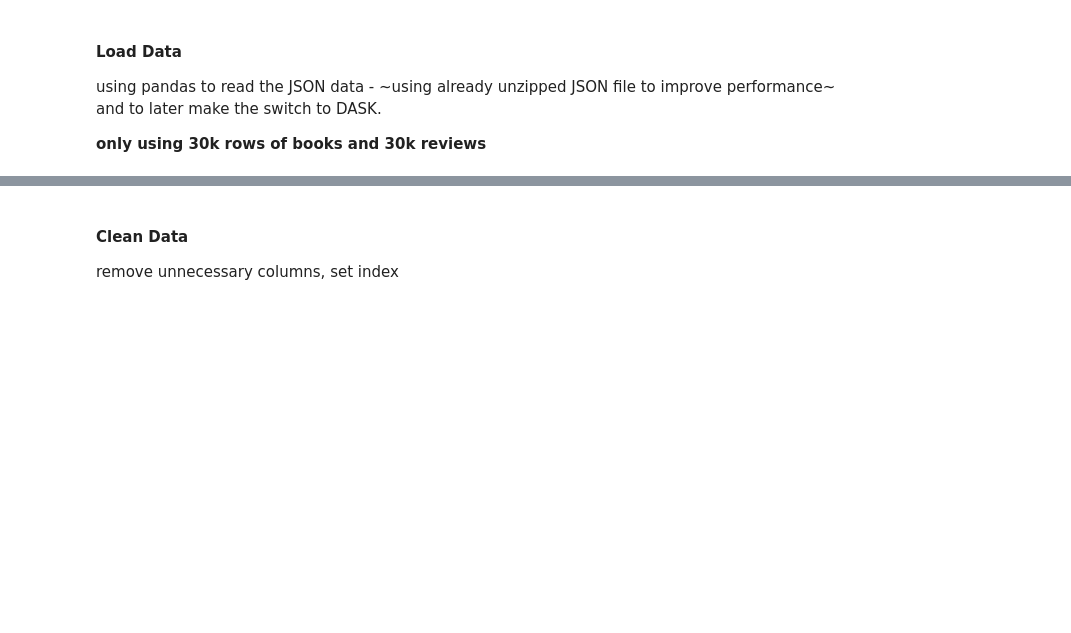
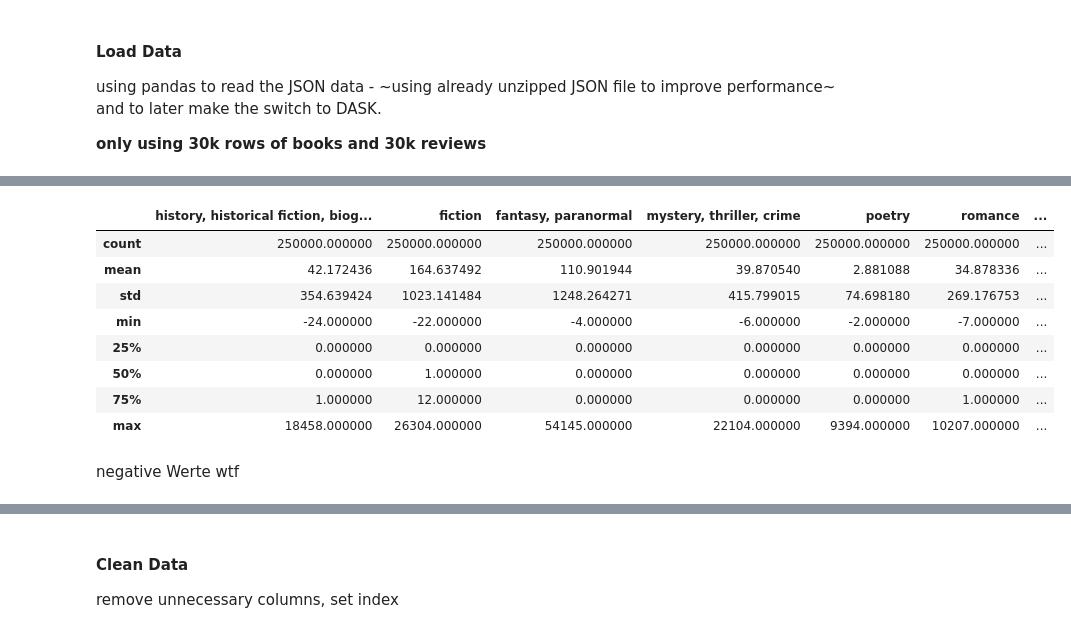
Before and after one commit to simon376/ds-recommender-project, a Jupyter notebook: 01_data_preparation.ipynb, the cells around one changed output, grey strips where cells are left out. Cells and saved outputs as stored; diff of their text form; code cells hidden in the pictures; blank space fills up the shorter version.

Commit message:
Data Preparation added Genres

```diff
--- a/01_data_preparation.ipynb
+++ b/01_data_preparation.ipynb
@@ -29,3 +31,7 @@ in_fn_authors = 'goodreads_book_authors.json'
 NBOOKS = 50000
 NREVIEWS = 2*NBOOKS
 NAUTHORS = 5*NBOOKS
+# %%
+df_genres = pd.read_json(os.path.join(DIR, in_fn_genres), lines=True, nrows=NBOOKS*5, dtype={"book_id": 'uint32'})
+# %%
+df_genres.set_index("book_id", inplace=True)
@@ -31,0 +48,2 @@ NAUTHORS = 5*NBOOKS
+# %%
+df_genres = pd.concat([df_genres.drop(['genres'], axis=1), df_genres['genres'].apply(pd.Series)], axis=1)
@@ -31,0 +60,2 @@ NAUTHORS = 5*NBOOKS
+# %%
+df_genres.fillna(0, inplace=True)
@@ -31,0 +92,14 @@ NAUTHORS = 5*NBOOKS
+# %%
+df_genres.describe()
+# %% [output]
+|  | history, historical fiction, biog... | fiction | fantasy, paranormal | mystery, thriller, crime | poetry | romance | ... |
+| count | 250000.000000 | 250000.000000 | 250000.000000 | 250000.000000 | 250000.000000 | 250000.000000 | ... |
+| mean | 42.172436 | 164.637492 | 110.901944 | 39.870540 | 2.881088 | 34.878336 | ... |
+| std | 354.639424 | 1023.141484 | 1248.264271 | 415.799015 | 74.698180 | 269.176753 | ... |
+| min | -24.000000 | -22.000000 | -4.000000 | -6.000000 | -2.000000 | -7.000000 | ... |
+| 25% | 0.000000 | 0.000000 | 0.000000 | 0.000000 | 0.000000 | 0.000000 | ... |
+| 50% | 0.000000 | 1.000000 | 0.000000 | 0.000000 | 0.000000 | 0.000000 | ... |
+| 75% | 1.000000 | 12.000000 | 0.000000 | 0.000000 | 0.000000 | 1.000000 | ... |
+| max | 18458.000000 | 26304.000000 | 54145.000000 | 22104.000000 | 9394.000000 | 10207.000000 | ... |
+# %% [markdown]
+negative Werte wtf
```
Also changed, not shown: parts of 10 cells of this notebook.
